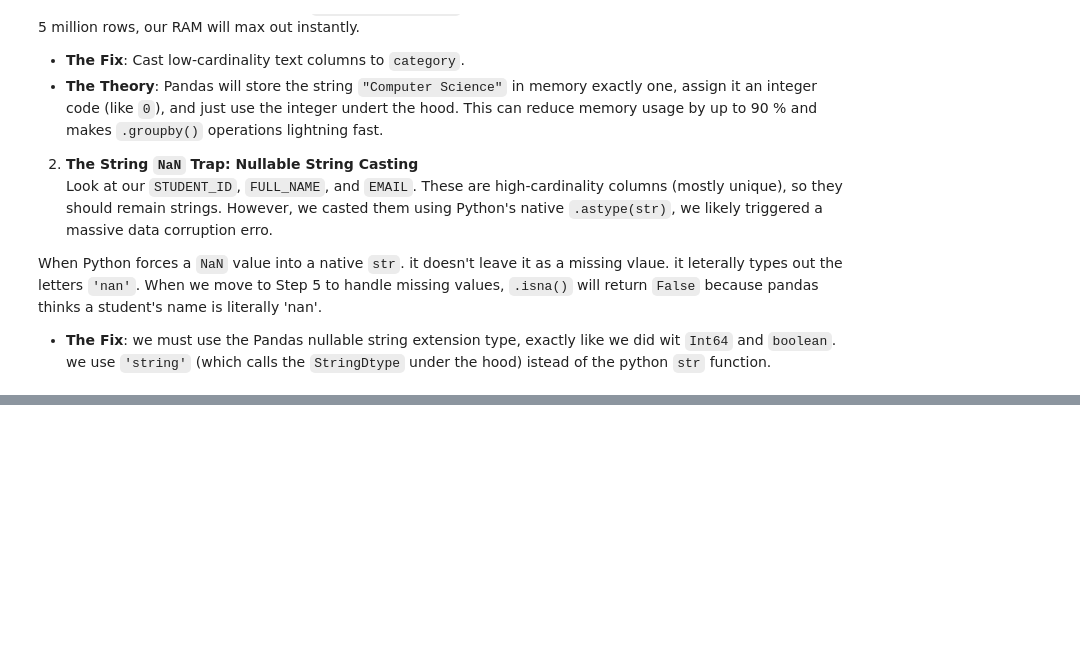
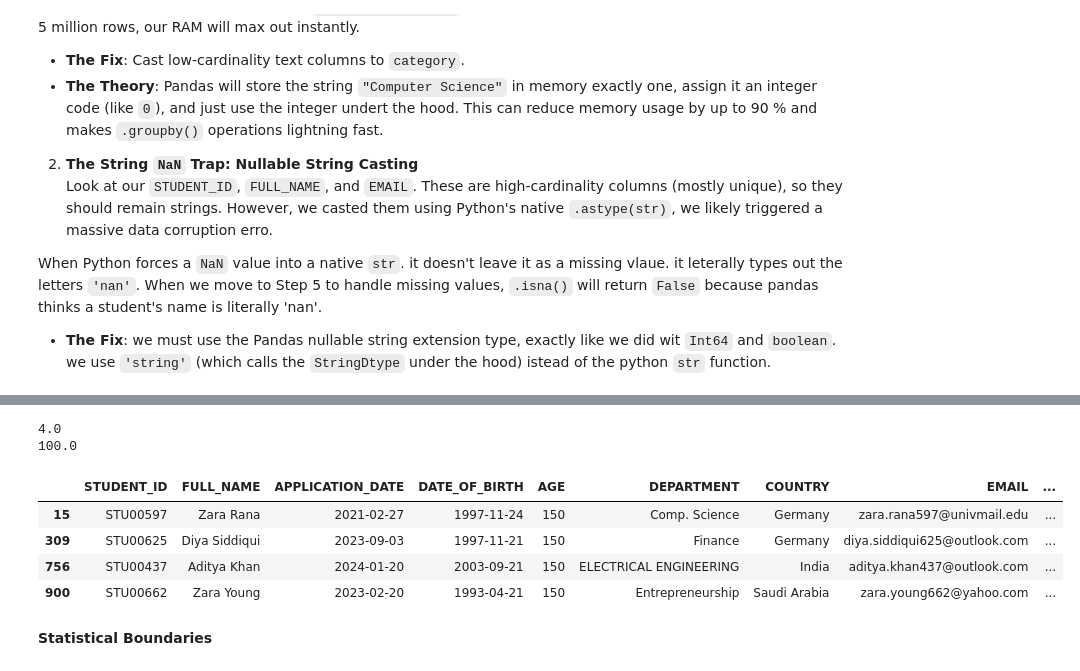
Before and after one commit to sohail-ansari0023/Becoming-A-Data-Analyst, a Jupyter notebook: Data_Cleaning_and_Preprocessing/notebooks/university_dataset.ipynb, the cells around one changed output, grey strips where cells are left out. Cells and saved outputs as stored; diff of their text form; code cells hidden in the pictures; blank space fills up the shorter version.

```diff
--- a/Data_Cleaning_and_Preprocessing/notebooks/university_dataset.ipynb
+++ b/Data_Cleaning_and_Preprocessing/notebooks/university_dataset.ipynb
@@ -574,0 +633,25 @@ ENROLLMENT_STATUS         439
+# %%
+# The industry command - Applying Hard Business rule.
+
+# Any GPA above 4.0 gets pulled down to exactly 4.0.
+df_clean['GPA'] = df_clean['GPA'].clip(lower=0.0, upper=4.0)
+
+# Any standard ATTENDENCE_PERCENTAGE above 100% will get back to 100%.
+df_clean['ATTENDANCE_PERCENTAGE'] = df_clean['ATTENDANCE_PERCENTAGE'].clip(lower=0.0, upper=100.0)
+
+# Any AGE less than
+# let's verify.
+print(df_clean['GPA'].max())
+print(df_clean['ATTENDANCE_PERCENTAGE'].max())
+
+df_clean[df_clean['AGE']==150]
+# %% [output]
+4.0
+100.0
+|  | STUDENT_ID | FULL_NAME | APPLICATION_DATE | DATE_OF_BIRTH | AGE | DEPARTMENT | COUNTRY | EMAIL | ... |
+| 15 | STU00597 | Zara Rana | 2021-02-27 | 1997-11-24 | 150 | Comp. Science | Germany | zara.rana597@univmail.edu | ... |
+| 309 | STU00625 | Diya Siddiqui | 2023-09-03 | 1997-11-21 | 150 | Finance | Germany | diya.siddiqui625@outlook.com | ... |
+| 756 | STU00437 | Aditya Khan | 2024-01-20 | 2003-09-21 | 150 | ELECTRICAL ENGINEERING | India | aditya.khan437@outlook.com | ... |
+| 900 | STU00662 | Zara Young | 2023-02-20 | 1993-04-21 | 150 | Entrepreneurship | Saudi Arabia | zara.young662@yahoo.com | ... |
+# %% [markdown]
+**Statistical Boundaries**
```
Also changed, not shown: parts of 5 cells of this notebook.
